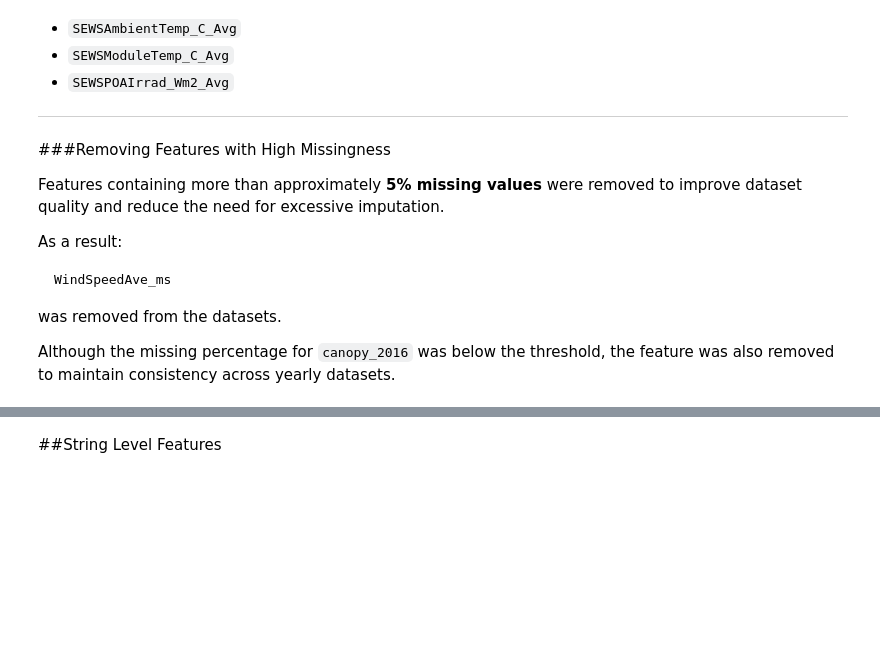
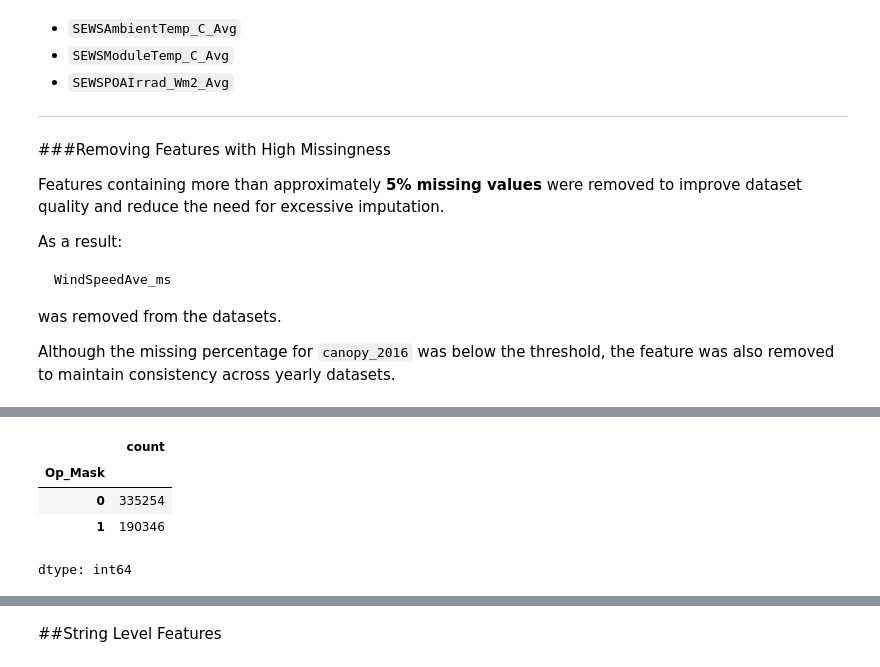
Before and after one commit to dulkusim/pv-timeseries-fault-forecasting, a Jupyter notebook: Data Labeling/NIST_labeling.ipynb, the cells around one changed output, grey strips where cells are left out. Cells and saved outputs as stored; diff of their text form; code cells hidden in the pictures; blank space fills up the shorter version.

```diff
--- a/Data Labeling/NIST_labeling.ipynb
+++ b/Data Labeling/NIST_labeling.ipynb
@@ -497,3 +423,2 @@ Length: 75, dtype: int64
 # %%
-canopy_2015.drop(columns=['WindSpeedAve_ms'])
-canopy_2016.drop(columns=['WindSpeedAve_ms'])
+canopy_2015 = canopy_2015.drop(columns=['WindSpeedAve_ms'])
@@ -537,7 +455,4 @@ This filtering step is important because photovoltaic systems naturally produce
 # %%
-pyra_cols = ['Pyra1_Wm2_Avg', 'Pyra2_Wm2_Avg', 'Pyra3_Wm2_Avg']
+poa_max = canopy_2015[['Pyra1_Wm2_Avg', 'Pyra3_Wm2_Avg']].max(axis=1)
 
-median_irradiance = canopy_2015[pyra_cols].median(axis=1)
-
-canopy_2015['Op_Mask'] = np.where(median_irradiance > 100, 1, 0)
-canopy_2015
+canopy_2015['Op_Mask'] = np.where(poa_max > 100, 1, 0)
@@ -558,0 +498,8 @@ canopy_2015
+# %%
+canopy_2015.value_counts('Op_Mask')
+# %% [output]
+|  | count |
+| Op_Mask |  |
+| 0 | 335254 |
+| 1 | 190346 |
+dtype: int64
```
Also changed, not shown: parts of 57 cells of this notebook.
